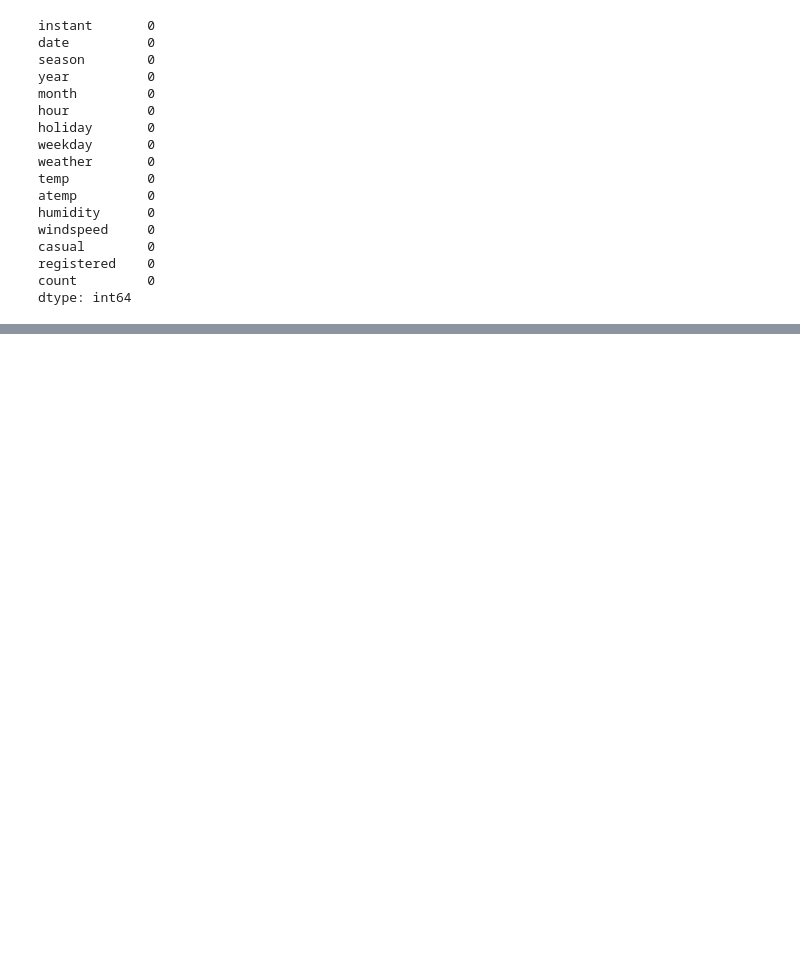
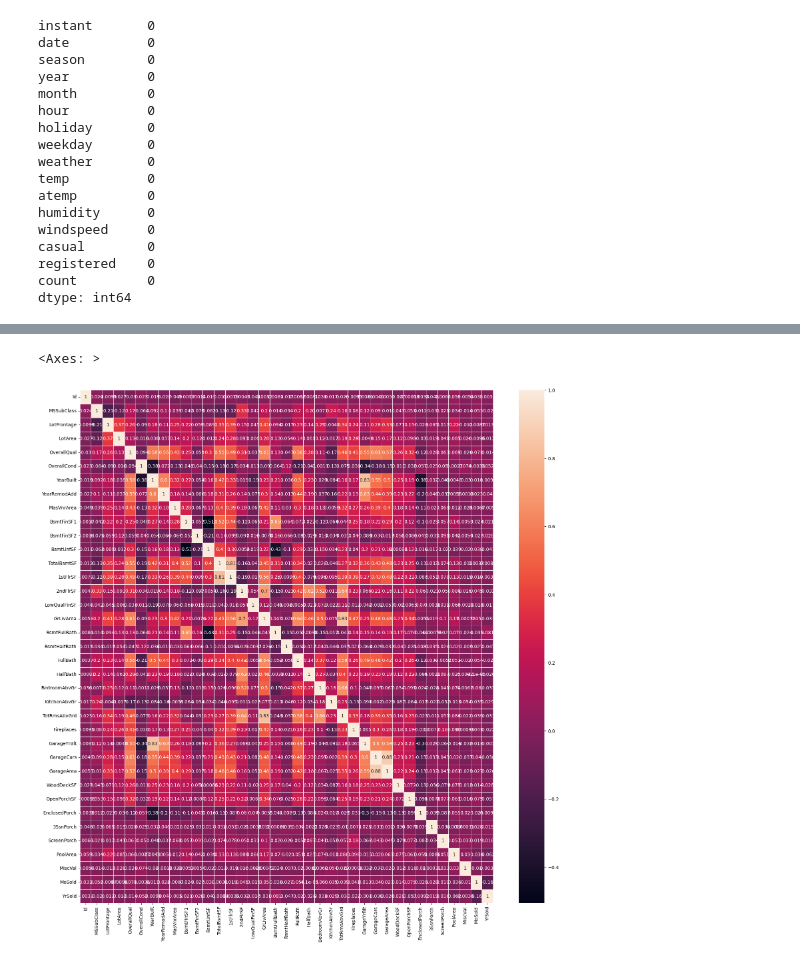
Before and after one commit to sreekanthreddysri2017/Data_Science, a Jupyter notebook: Data_Wrangling.ipynb, the cells around one changed output, grey strips where cells are left out. Saved outputs shown, nothing was run; the diff lists cells and outputs as text; code cells hidden in the pictures; blank space fills up the shorter version.

```diff
--- a/Data_Wrangling.ipynb
+++ b/Data_Wrangling.ipynb
@@ -495,0 +790,3 @@ dtype: int64
+# %%
+pearsoncorr = boston_df.corr(method='pearson')
+pearsoncorr
@@ -495,0 +826,15 @@ dtype: int64
+# %%
+import matplotlib.pyplot as plt
+import seaborn as sns
+%matplotlib inline
+
+plt.figure(figsize= (20,20), dpi=100)
+#sns.heatmap(boston_df.corr(), annot=True)
+sns.heatmap(pearsoncorr,
+xticklabels=pearsoncorr.columns,
+yticklabels=pearsoncorr.columns,
+annot=True,
+linewidth=0.5)
+# %% [output]
+<Axes: >
+[figure, added]
```
Also changed, not shown: parts of 39 cells of this notebook.
